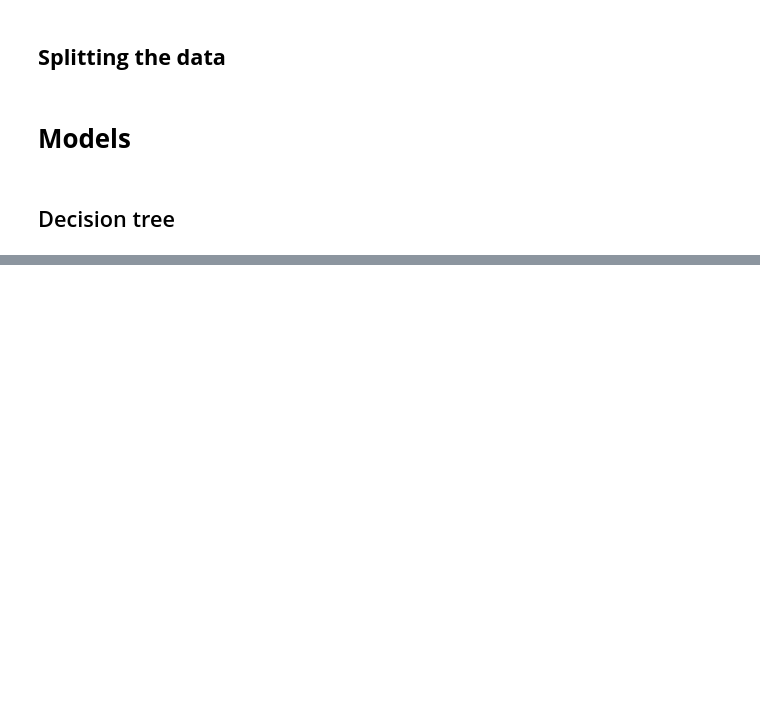
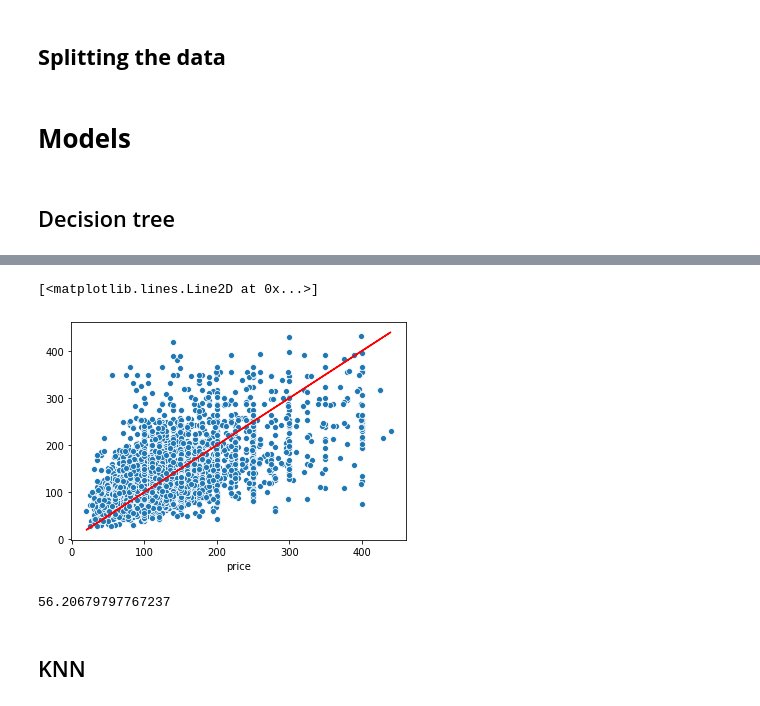
Before and after one commit to orbenishay/Regression-Project, a Jupyter notebook: Amsterdam1.ipynb, the cells around one changed output, grey strips where cells are left out. Cells and saved outputs as stored; diff of their text form; code cells hidden in the pictures; blank space fills up the shorter version.

```diff
--- a/Amsterdam1.ipynb
+++ b/Amsterdam1.ipynb
@@ -373,0 +399,15 @@ visualize_tree(bnb_model, 3)
+# %%
+y_test_pred = bnb_model.predict(X_test)
+# %%
+ax = sns.scatterplot(x=y_test, y=y_test_pred)
+ax.plot(y_test, y_test, 'r')
+# %% [output]
+[<matplotlib.lines.Line2D at 0x...>]
+[figure, added]
+# %%
+RMSE = mse(y_test, y_test_pred)**0.5
+RMSE
+# %% [output]
+56.20679797767237
+# %% [markdown]
+## KNN
```
Also changed, not shown: parts of 15 cells of this notebook.
